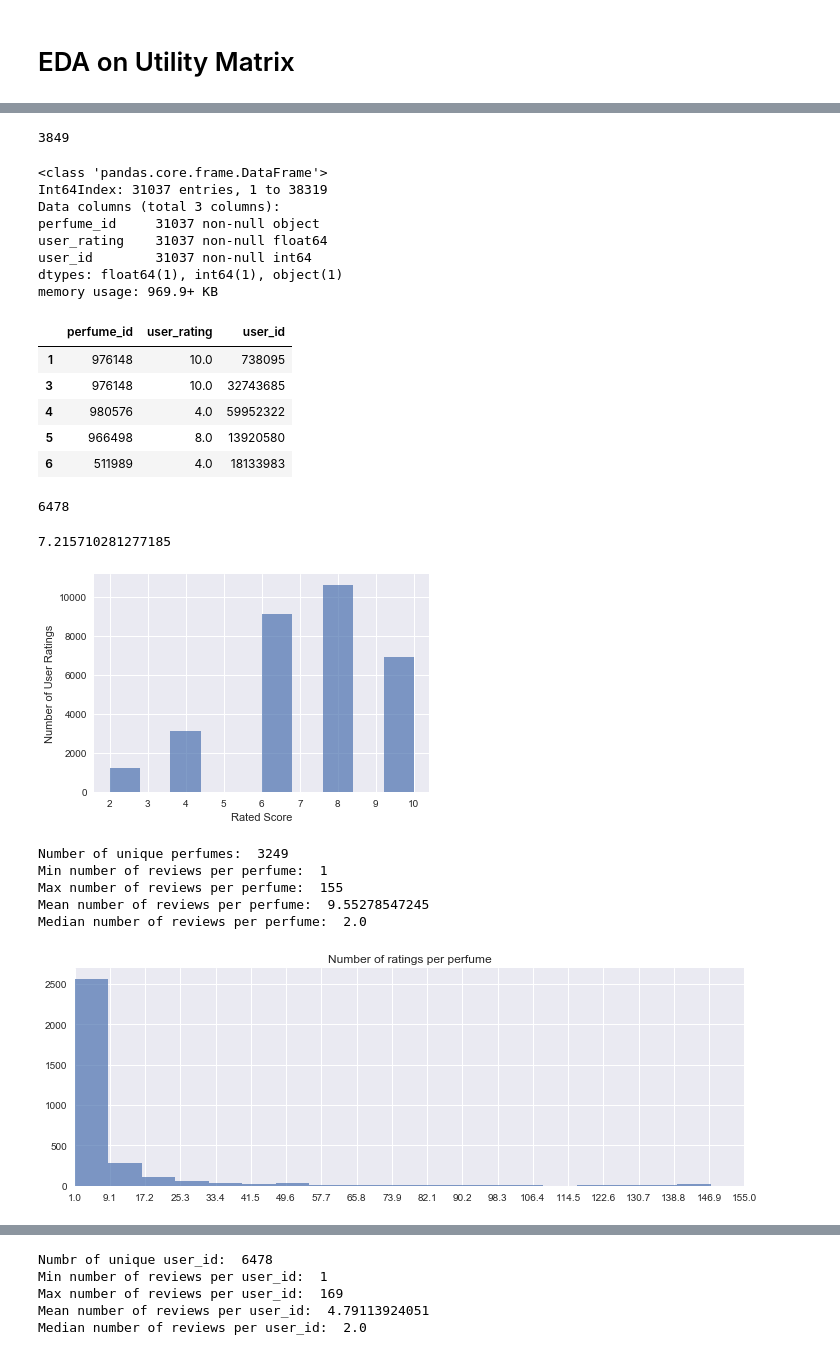
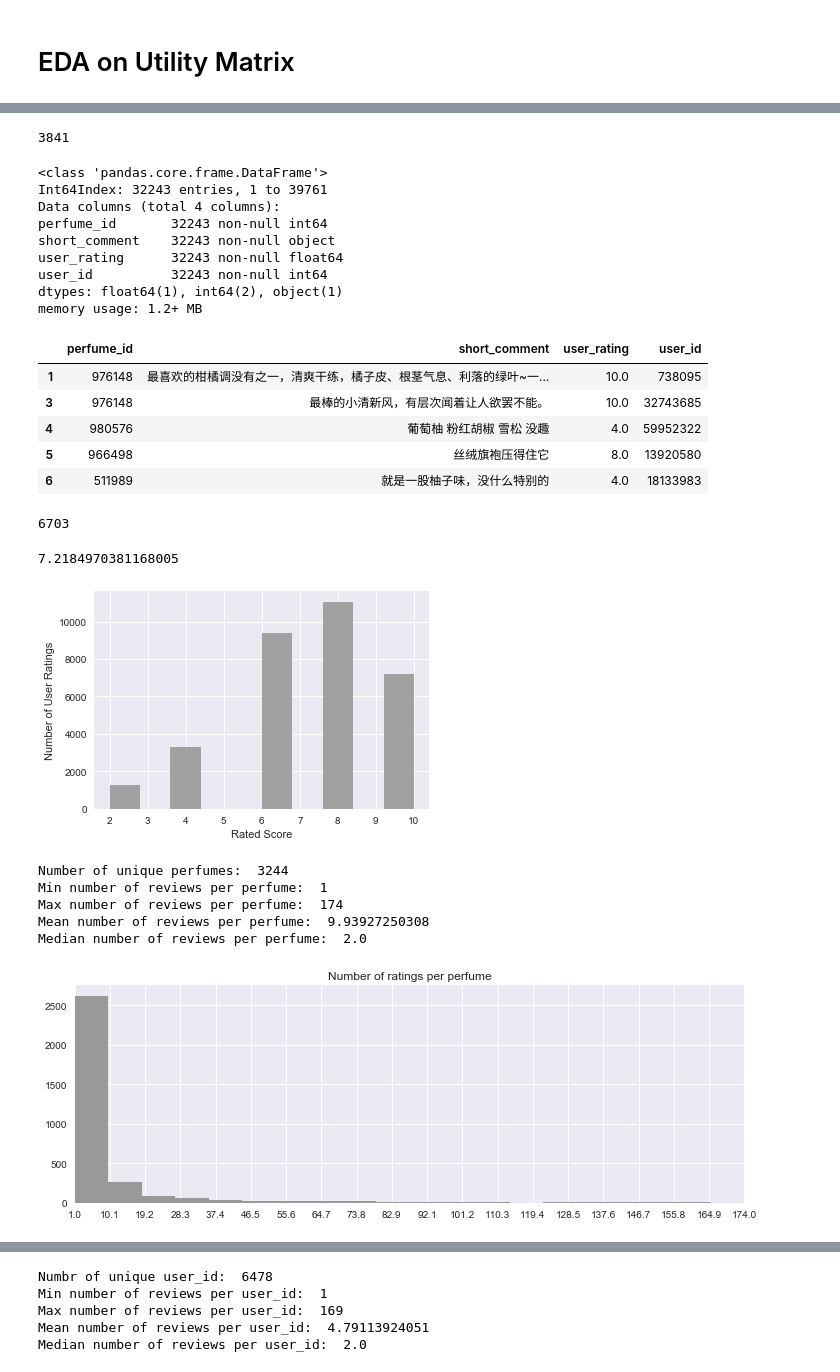
Before and after one commit to kellypeng/scentmate_rec, a Jupyter notebook: EDA/model_exploration.ipynb, the cells around one changed output, grey strips where cells are left out. Drawn from its saved outputs; the diff is of its cells as text; code cells hidden in the pictures.

```diff
--- a/EDA/model_exploration.ipynb
+++ b/EDA/model_exploration.ipynb
@@ -127,7 +148,7 @@ array([[ 0.,  0.,  0., ...,  1.,  0.,  0.],
 # %% [markdown]
 # EDA on Utility Matrix
 # %%
-collection = db.ratings_trial2
+collection = db.short_ratings
 utility = pd.DataFrame(list(collection.find({}, {'_id': 0}))) # not including _id column
 utility.head()
 # %% [output]
@@ -147,7 +176,8 @@ NameError: name 'utility' is not defined
-# %%
-utility['perfume_id'].nunique()
-# %% [output]
-3849
+# %%
+# how many perfumes?
+utility['perfume_id'].nunique()
+# %% [output]
+3841
 # %%
 # utility['perfume_id'].unique().tofile('rated_perfume_id.csv', sep=",")
 # %%
@@ -163,39 +193,40 @@ util = prepare_data(utility)
 util.info()
 # %% [output]
 <class 'pandas.core.frame.DataFrame'>
-Int64Index: 31037 entries, 1 to 38319
-Data columns (total 3 columns):
-perfume_id     31037 non-null object
-user_rating    31037 non-null float64
-user_id        31037 non-null int64
-dtypes: float64(1), int64(1), object(1)
-memory usage: 969.9+ KB
+Int64Index: 32243 entries, 1 to 39761
+Data columns (total 4 columns):
+perfume_id       32243 non-null int64
+short_comment    32243 non-null object
+user_rating      32243 non-null float64
+user_id          32243 non-null int64
+dtypes: float64(1), int64(2), object(1)
+memory usage: 1.2+ MB
 # %%
 util.head()
 # %% [output]
-|  | perfume_id | user_rating | user_id |
-| 1 | 976148 | 10.0 | 738095 |
-| 3 | 976148 | 10.0 | 32743685 |
-| 4 | 980576 | 4.0 | 59952322 |
-| 5 | 966498 | 8.0 | 13920580 |
-| 6 | 511989 | 4.0 | 18133983 |
+|  | perfume_id | short_comment | user_rating | user_id |
+| 1 | 976148 | 最喜欢的柑橘调没有之一，清爽干练，橘子皮、根茎气息、利落的绿叶~一... | 10.0 | 738095 |
+| 3 | 976148 | 最棒的小清新风，有层次闻着让人欲罢不能。 | 10.0 | 32743685 |
+| 4 | 980576 | 葡萄柚 粉红胡椒 雪松 没趣 | 4.0 | 59952322 |
+| 5 | 966498 | 丝绒旗袍压得住它 | 8.0 | 13920580 |
+| 6 | 511989 | 就是一股柚子味，没什么特别的 | 4.0 | 18133983 |
 # %%
 # How many users?
 util['user_id'].nunique()
 # %% [output]
-6478
+6703
 # %%
 # User mean rating?
 util['user_rating'].mean() # mean rating is 7.25 out of 10
 # %% [output]
-7.215710281277185
+7.2184970381168005
 # %%
 # User rating distribution
-plt.hist(util['user_rating'], alpha=.7)
+plt.hist(util['user_rating'], color='#999999', alpha=.9)
 plt.xlabel('Rated Score')
 plt.ylabel('Number of User Ratings');
 # %% [output]
-[figure, old version]
+[figure, new version]
 # %%
 # Number of users review per perfume
 print "Number of unique perfumes: ", util['perfume_id'].nunique()
@@ -204,23 +235,23 @@ print "Max number of reviews per perfume: ", util.groupby('perfume_id')['user_id
 print "Mean number of reviews per perfume: ", util.groupby('perfume_id')['user_id'].count().mean()
 print "Median number of reviews per perfume: ", util.groupby('perfume_id')['user_id'].count().median()
 # %% [output]
-Number of unique perfumes:  3249
+Number of unique perfumes:  3244
 Min number of reviews per perfume:  1
-Max number of reviews per perfume:  155
-Mean number of reviews per perfume:  9.55278547245
+Max number of reviews per perfume:  174
+Mean number of reviews per perfume:  9.93927250308
 Median number of reviews per perfume:  2.0
 # %%
 # Number of users review per perfume plot
 mini = util.groupby('perfume_id')['user_id'].count().min()
 maxi = util.groupby('perfume_id')['user_id'].count().max()
 
 x = np.linspace(mini, maxi, 20, endpoint=True)
-util.groupby('perfume_id')['user_id'].count().hist(bins=20, alpha=.7, figsize=(12,4))
+util.groupby('perfume_id')['user_id'].count().hist(bins=20, color='#999999', figsize=(12,4))
 plt.title('Number of ratings per perfume')
 plt.xlim(mini, maxi)
 plt.xticks(x);
 # %% [output]
-[figure, old version]
+[figure, new version]
 # %%
 # Let's dive in a bit... Number of ratings per perfume distribution...
 c = util.groupby('perfume_id')['user_id'].count()
```
Also changed, not shown: parts of 9 cells of this notebook, 24 other files.
